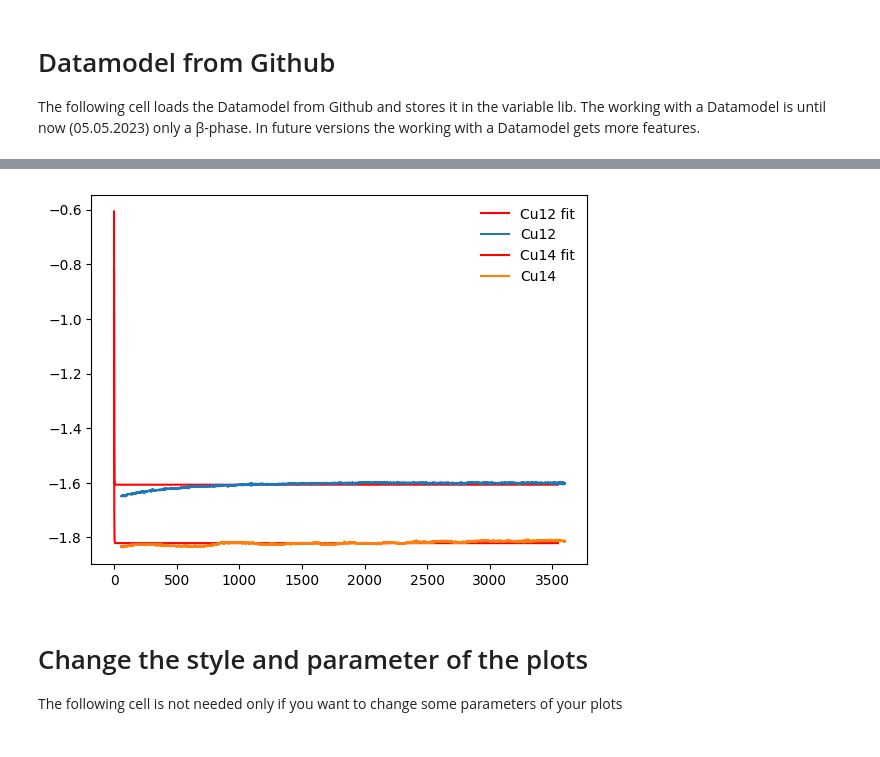
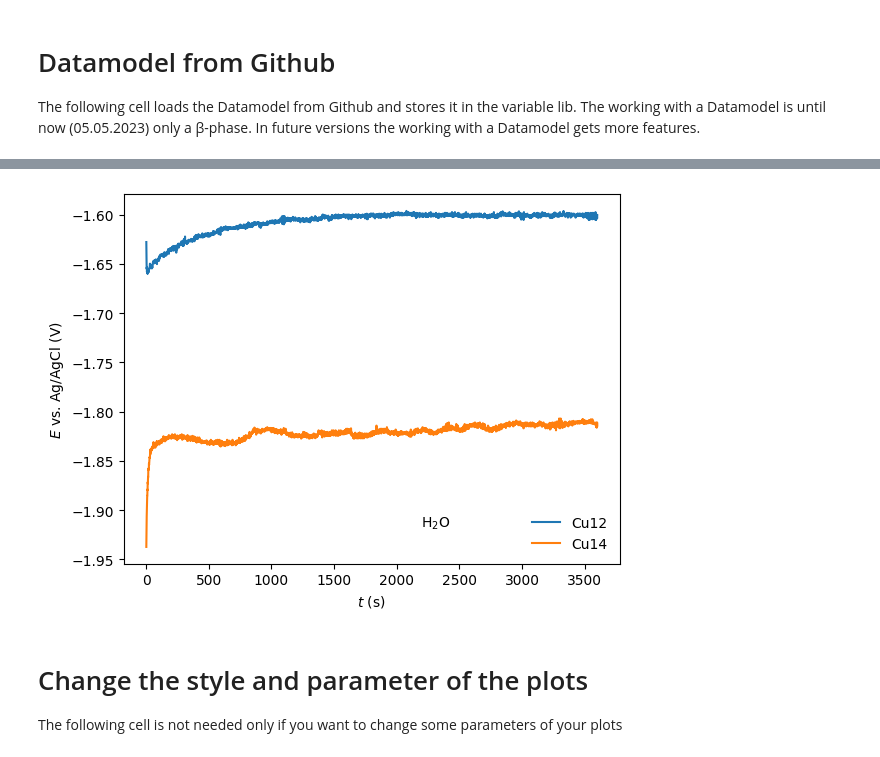
Before and after one commit to FAIRChemistry/datamodel-electrochemistry, a Jupyter notebook: Notebook_with_markdown.ipynb, the cells around one changed output, grey strips where cells are left out. Saved outputs shown, nothing was run; the diff lists cells and outputs as text; code cells hidden in the pictures.

```diff
--- a/Notebook_with_markdown.ipynb
+++ b/Notebook_with_markdown.ipynb
@@ -51,5 +52,6 @@ e_chem.electrode_setup=lib.ElectrodeSetup(CE="Pt",RE="Ag/AgCl",RE_salt="KCl",RE_
 experiment1=lib.Experiment(name="Cu12",filename="data/Cu12nm.DTA",type=lib.enums.Experiment_type.CP.value)
 experiment2=lib.Experiment(name="Cu14",filename="data/Cu14nm.DTA",type=lib.enums.Experiment_type.CP.value)
 #e_chem.experiments.append([experiment1,experiment2])
+e_chem.solvent=("H$_2$O")
 e_chem.experiments=[experiment1,experiment2]
-print(e_chem.experiments)
+#print(e_chem.experiments)
@@ -83,31 +80,48 @@ class MultiChronoPotentiometry:
         self.df_liste=[]
         for experiment in range(0,len(e_chem.experiments)):
             if e_chem.experiments[experiment].type=="CP":
-                df = pd.read_csv(e_chem.experiments[experiment].filename, sep="\t", header=56, skiprows=57, usecols=[2, 3], names=["t", "E"])
+                df = pd.read_csv(e_chem.experiments[experiment].filename, sep="\t", header=56, skiprows=[57], usecols=[2,3,4,5],names=["t","E","I","V"])
                 self.df_liste.append(df)
+
             else:
                 pass
-        #print(self.df_liste)
+
         if change_reference:
             self.delta_E=float(input("Enter the reference differnce: "))
             self.reference= input("Enter the reference name: ")
+            for df in self.df_liste:
+                df['E'] = df['E'] + self.delta_E
+
         else:
-            self.delta_E=0
-    def plot(self,save=False,label=False):
+            pass
+    def quick_plot(self):
+        for experiment in self.experiment_list:
+            f, (ax,ax2,ax3) = plt.subplots(3,1)
+            f.suptitle(e_chem.experiments[experiment].name)
+            ax.plot(self.df_liste[experiment]["t"], self.df_liste[experiment]["E"])
+            ax2.plot(self.df_liste[experiment]["t"], self.df_liste[experiment]["I"])
+            ax3.plot(self.df_liste[experiment]["t"], self.df_liste[experiment]["V"])
+            ax.set_ylabel("$E$ vs Ref (V)")
+            ax2.set_ylabel("$I$ (A)")
+            ax3.set_ylabel("$V$ (V)")
+            ax3.set_xlabel("$t$ (s)")
+            ax.get_xaxis().set_visible(False)
+            ax2.get_xaxis().set_visible(False)
+    def plot(self,annotate_coords=None,annotate=False,save=False,label=False):
+        annotate_coords= annotate_coords if annotate_coords is not None else(0.6,0.1)
         xlabel="$t$ (s)"
         ylabel=f"$E$ vs. {self.reference} (V)"
         if label:
             xlabel= input("enter new xlabel: ")
             ylabel= input("enter new ylabel: ")
         fig, ax = plt.subplots()
-        # for experiment in self.e_chem.experiments:
         for experiment in self.experiment_list:
-            df = pd.read_csv(e_chem.experiments[experiment].filename, sep="\t", header=56, skiprows=57, usecols=[2, 3], names=["t", "E"])
-            ax.plot(df["t"], df["E"]+self.delta_E,label=e_chem.experiments[experiment].name)
+            ax.plot(self.df_liste[experiment]["t"], self.df_liste[experiment]["E"],label=e_chem.experiments[experiment].name)
         ax.set_xlabel(xlabel)
         ax.set_ylabel(ylabel)
         ax.legend(loc="best",frameon=False)
-        #ax.annotate((metadata["solvent"],metadata["scan_rate"]),xy=(0.6,0.1),xycoords="axes fraction")
+        if annotate:
+            ax.annotate((e_chem.solvent),xy=(0.6,0.1),xycoords="axes fraction")
         plt.show()
         if save:
             plotname=input("Enter the name of the plot: ")
@@ -116,25 +130,43 @@ class MultiChronoPotentiometry:
         def exponential_fit(x, a, b, c):
             return a * np.exp(-b * x) + c
         fig,ax =plt.subplots()
+        names=[]
+        end_values=[]
         for experiment in self.experiment_list:
-            t_fit = np.linspace(0, self.df_liste[experiment].shape[0], self.df_liste[experiment].shape[0])
+            t_fit = np.linspace(10, self.df_liste[experiment].shape[0], self.df_liste[experiment].shape[0])
             popt, pcov = curve_fit(exponential_fit,self.df_liste[experiment]["t"], self.df_liste[experiment]["E"])
             c=popt[2]
-            print(c)
-            ax.plot(t_fit, exponential_fit(t_fit, *popt), 'r-', label="{} fit".format(e_chem.experiments[experiment].name))
+            names.append(e_chem.experiments[experiment].name)
+            end_values.append(c)
             ax.plot(self.df_liste[experiment]["t"], self.df_liste[experiment]["E"],label=e_chem.experiments[experiment].name)
+            ax.plot(t_fit, exponential_fit(t_fit, *popt),linewidth=3,linestyle='dotted', label="{} fit".format(e_chem.experiments[experiment].name))
             ax.legend(loc="best",frameon=False)
-            # df = pd.read_csv(e_chem.experiments[experiment].filename, sep="\t", header=56, skiprows=57, usecols=[2, 3], names=["t", "E"])
-            # ax.plot(df["t"], df["E"]+self.delta_E,label=e_chem.experiments[experiment].name)
-            # t_fit = np.linspace(0, df.shape[0], df.shape[0])
-            # popt, pcov = curve_fit(exponential_fit,df["t"], df["E"])
-            # c=popt[2]
-            # print(c)
-            # ax.plot(t_fit, exponential_fit(t_fit, *popt), 'r-', label="Fit")
+            df = pd.DataFrame(list(zip(names,end_values)), columns=["Name","End value"])
+        return  df
+    def end_value(self,save=False):
+        fig,ax =plt.subplots()
+        names=[]
+        end_values=[]
+        for experiment in self.experiment_list:
+            last_values = self.df_liste[experiment].tail(30)["E"].values[0]
+            average = last_values.mean()
+            ax.plot(self.df_liste[experiment]["t"], self.df_liste[experiment]["E"],label=e_chem.experiments[experiment].name)
+            ax.plot(self.df_liste[experiment]["t"], [average] * len(self.df_liste[experiment]["t"]), linewidth=3,linestyle='dotted', label="{} average".format(e_chem.experiments[experiment].name))
+            ax.legend(loc="best",frameon=False)
+            names.append(e_chem.experiments[experiment].name)
+            end_values.append(average)
+            df = pd.DataFrame(list(zip(names,end_values)), columns=["Name","Average (last 50 point)"])
+        plt.show()
+        if save:
+            plotname=input("Enter the name of the plot: ")
+            fig.savefig(plotname,bbox_inches='tight')
+        return  df
 
 
 
-test=MultiChronoPotentiometry(e_chem,[0,1])
-#test.plot()
-test.end_value_fit()
+test=MultiChronoPotentiometry(e_chem,[0,1],change_reference=False)
+test.plot(annotate=True)
+#test.quick_plot()
+#test.end_value()
+#test.end_value_fit()
 # %% [output]
@@ -143,4 +173,4 @@ test.end_value_fit()
-[figure, old version]
+[figure, new version]
 # %% [markdown]
 # Change the style and parameter of the plots
 The following cell is not needed only if you want to change some parameters of your plots
```
Also changed, not shown: parts of 5 cells of this notebook.
